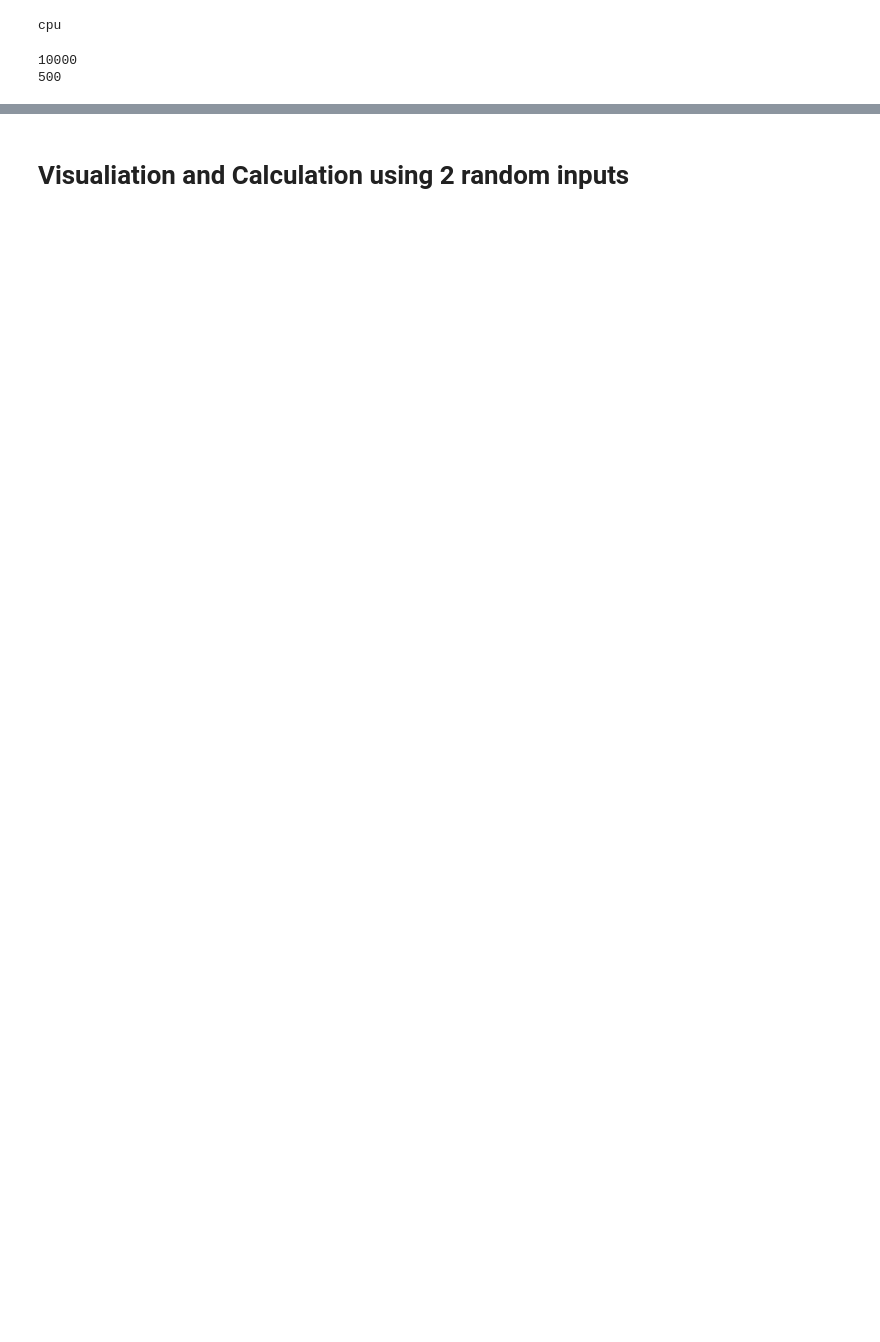
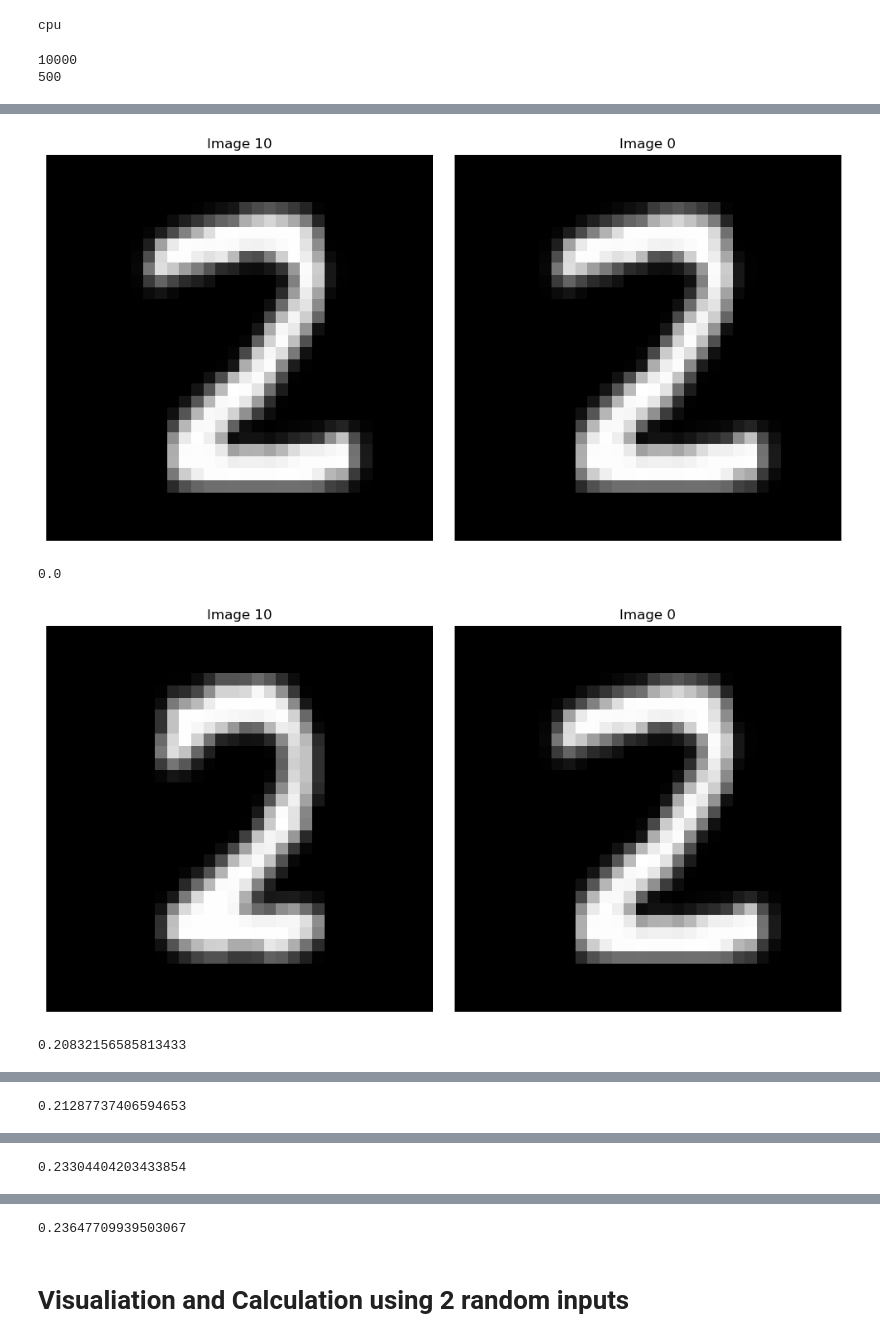
Before and after one commit to nuagetsu/VecRepV3, a Jupyter notebook: evaluation/test_mnist.ipynb, the cells around one changed output, grey strips where cells are left out. Saved outputs shown, nothing was run; the diff lists cells and outputs as text; code cells hidden in the pictures; blank space fills up the shorter version.

```diff
--- a/evaluation/test_mnist.ipynb
+++ b/evaluation/test_mnist.ipynb
@@ -134,0 +248,38 @@ plt.show()
+# %%
+from mtree.mtree import MTree
+import mtree.mtree as mtree
+
+# Omg it's cooking and it's q fast too hehe
+
+def tree_len(tree):
+    """Count the number of element in a tree by inspecting the nodes"""
+    def node_len(node):
+        if isinstance(node, mtree.InternalNode):
+            return sum(node_len(e.subtree) for e in node.entries)
+        else:
+            return len(node.entries)
+    return node_len(tree.root)
+
+# Note it can only find up to max_node_size nearest neighbors...
+tree = MTree(metrics.distance, max_node_size=5)
+#testSamples = mnist_test_dataload()
+tree.add_all(testSample)
+#print(tree_len(tree))
+test_img = testSample[0]
+k = 5
+l = tree.search(test_img, k)
+#print(metrics.distance(testSample[0], testSample[0]))
+imgs = list(l)
+#print(imgs)
+
+#imgplt.plot_original_images(list(l)[0], testSample[0], 10, 0)
+# %%
+for i in range(k):
+    if (imgs[i] is not None):
+        imgplt.plot_original_images(imgs[i], testSample[0], 10, 0)
+        print(metrics.distance(imgs[i], testSample[0]))
+# %% [output]
+[figure, added]
+0.0
+[figure, added]
+0.20832156585813433
@@ -134,0 +287 @@ plt.show()
+0.21287737406594653
@@ -134,0 +289 @@ plt.show()
+0.23304404203433854
@@ -135,3 +291,4 @@ plt.show()
+0.23647709939503067
 # %% [markdown]
 # Visualiation and Calculation using 2 random inputs
 # %%
```
Also changed, not shown: parts of 24 cells of this notebook, 25 other files.
